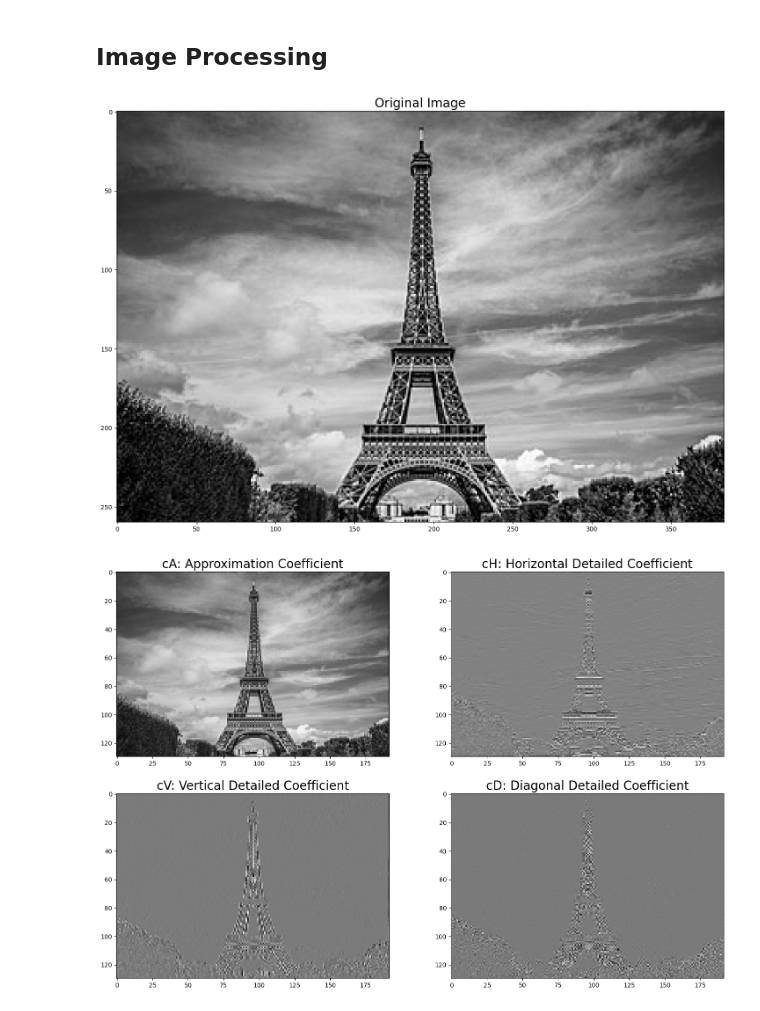
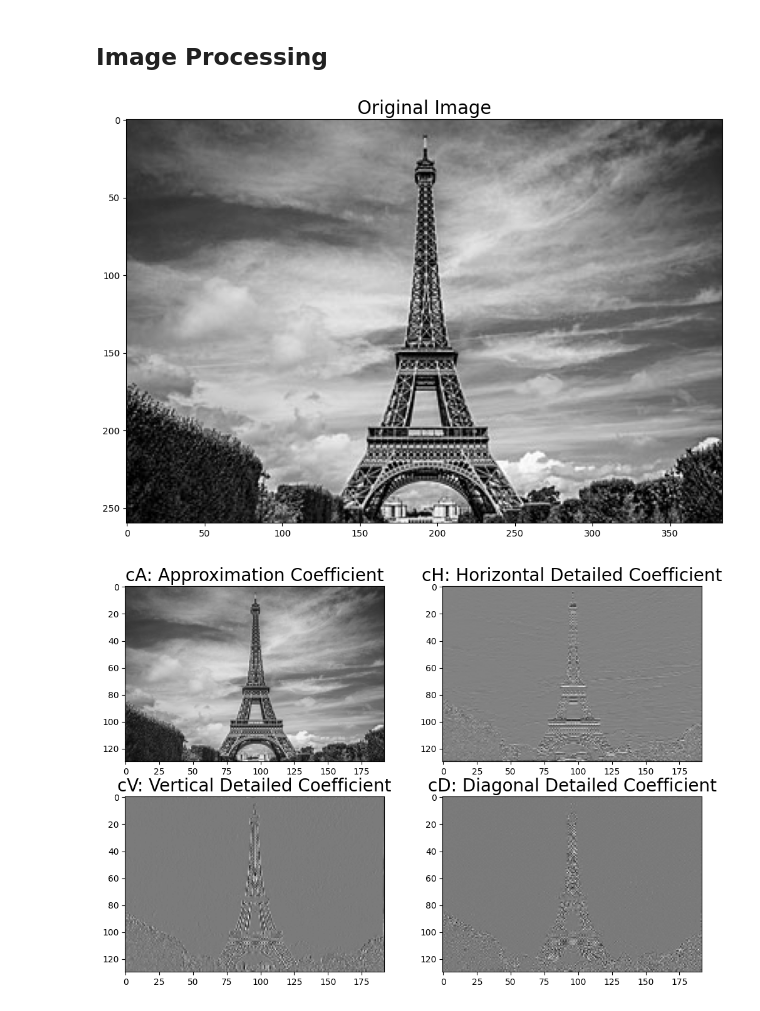
Before and after one commit to CodeBlocker007/Wavelet-Analysis, a Jupyter notebook: WaveletAnalysis.ipynb, the cells around one changed output. Drawn from its saved outputs; the diff is of its cells as text; code cells hidden in the pictures.

```diff
--- a/WaveletAnalysis.ipynb
+++ b/WaveletAnalysis.ipynb
@@ -181,37 +181,37 @@ cA, (cH, cV, cD) = coeff2
 imgr = pywt.idwt2(coeff2, 'sym2', "periodization")
 imgr = np.uint8(imgr)
 
 # Plot
-plt.rcParams["figure.figsize"] = (18, 12)
+plt.rcParams["figure.figsize"] = (12, 8)
 
 plt.imshow(img, cmap="gray")
 plt.title("Original Image", fontsize = 20)
 plt.show()
 
 plt.subplots(2,2)
 
 plt.subplot(221)
 plt.imshow(cA, cmap="gray")
 plt.title("cA: Approximation Coefficient", fontsize = 20)
 
 plt.subplot(222)
-plt.imshow(cH, cmap=plt.cm.gray)
+plt.imshow(cH, cmap="gray")
 plt.title("cH: Horizontal Detailed Coefficient", fontsize = 20)
 
 plt.subplot(223)
-plt.imshow(cV, cmap=plt.cm.gray)
+plt.imshow(cV, cmap="gray")
 plt.title("cV: Vertical Detailed Coefficient", fontsize = 20)
 
 plt.subplot(224)
-plt.imshow(cD, cmap=plt.cm.gray)
+plt.imshow(cD, cmap="gray")
 plt.title("cD: Diagonal Detailed Coefficient", fontsize = 20)
 
 plt.show()
 
-plt.imshow(imgr, cmap=plt.cm.gray)
+plt.imshow(imgr, cmap="gray")
 plt.title("Reconstructed Image", fontsize = 20)
 
 plt.show()
 # %% [output]
-[figure, old version]
+[figure, new version]
-[figure, old version]
+[figure, new version]
```
Also changed, not shown: parts of 1 cell of this notebook.
